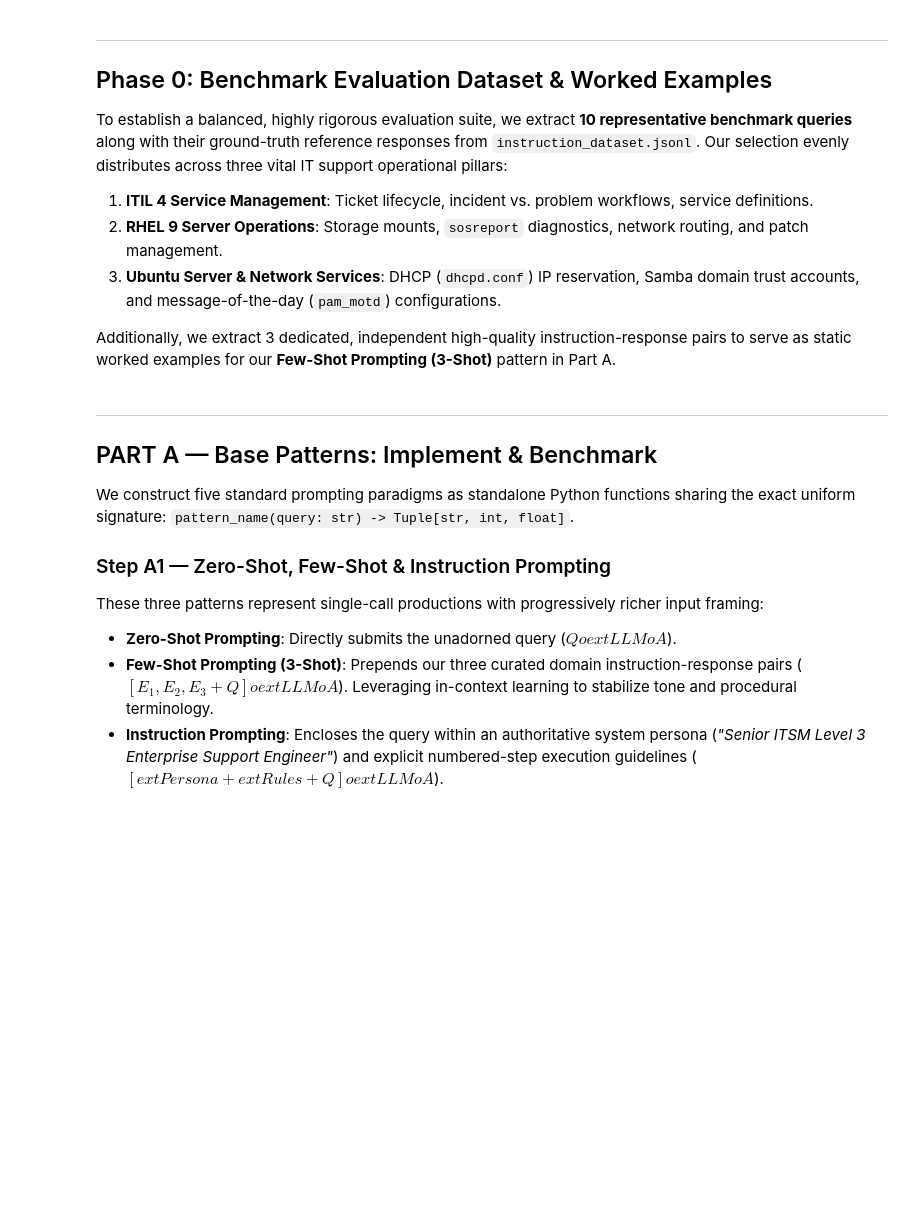
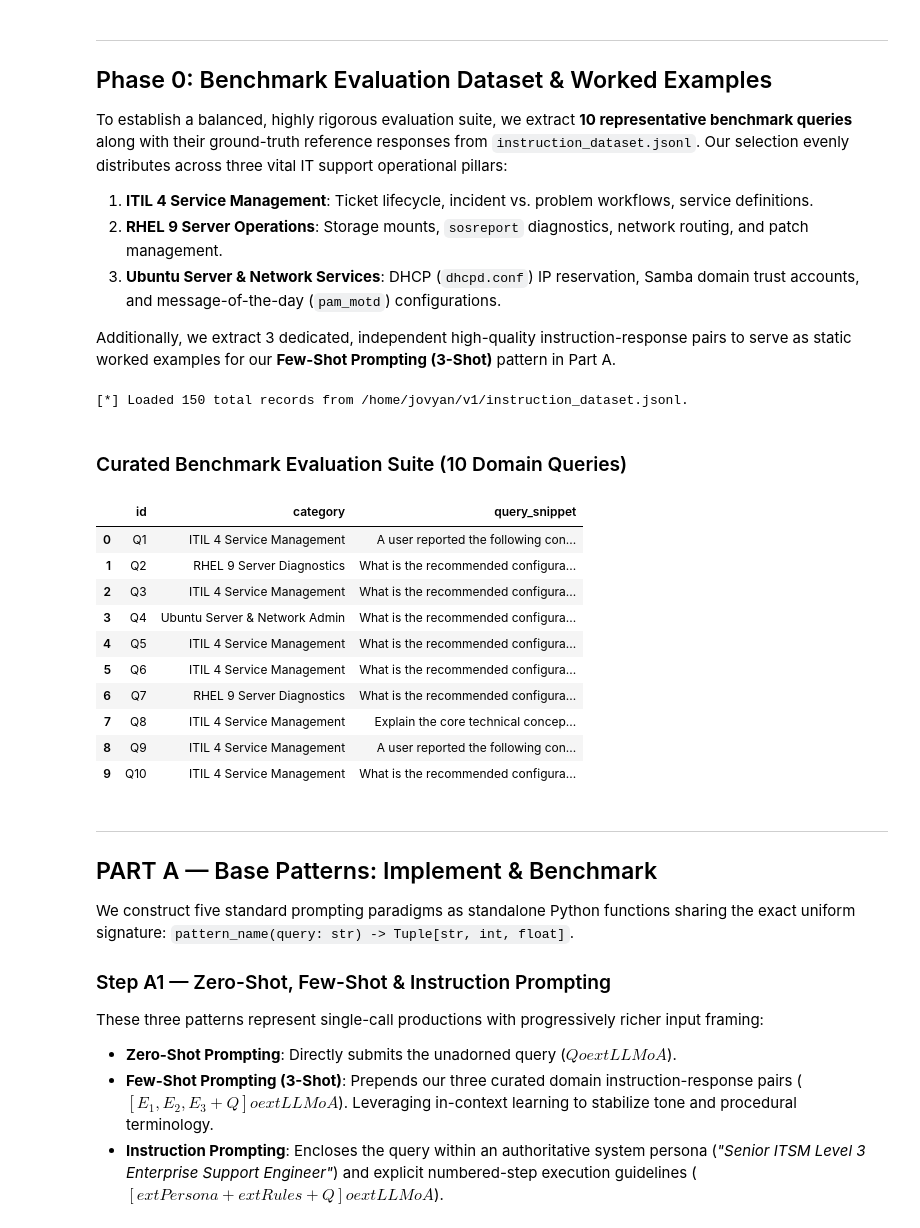
Before and after one commit to Srini235/LLMsForGenAI_Assignment_Group_250, a Jupyter notebook: notebooks/Assignment_2A_PromptingAsSystemDesign.ipynb, the cells around one changed output. Drawn from its saved outputs; the diff is of its cells as text; code cells hidden in the pictures; blank space fills up the shorter version.

```diff
--- a/notebooks/Assignment_2A_PromptingAsSystemDesign.ipynb
+++ b/notebooks/Assignment_2A_PromptingAsSystemDesign.ipynb
@@ -205,39 +218,53 @@ else:
     max_chars = 500
     # We use simple ellipses instead of meta-commentary to avoid "Few-Shot Hallucination"
     # where the LLM might incorrectly learn to append the warning message to its own answers.
     trunc_msg = "..."
 
 # Extract 3 worked examples for Few-Shot prompting using dynamic hardware constraints
 few_shot_examples = []
 for record in sampled_records[:3]:
     answer_text = record["response"]
-    if max_chars and len(answer) > max_chars:
-        answer = ans[:max_chars] + trunc_msg
-    few_shot_examples.append({"query": record["instruction"], "answer": answer})
+    if max_chars and len(answer_text) > max_chars:
+        answer_text = answer_text[:max_chars] + trunc_msg
+    few_shot_examples.append({"query": record["instruction"], "answer": answer_text})
 
 # Curate 10 diverse benchmark queries covering ITIL, RHEL 9, and Ubuntu Server
 benchmark_queries = []
 for idx, rec in enumerate(sampled_records[3:13]):
     # Categorize based on content keywords
-    text = (record["instruction"] + " " + record["response"]).lower()
+    text = (rec["instruction"] + " " + rec["response"]).lower()
     if "itil" in text or "service" in text or "stakeholder" in text:
         cat = "ITIL 4 Service Management"
     elif "sosreport" in text or "rhel" in text or "-rw-" in text or "red hat" in text:
         cat = "RHEL 9 Server Diagnostics"
     else:
         cat = "Ubuntu Server & Network Admin"
 
     benchmark_queries.append({
         "id": f"Q{idx+1}",
         "category": cat,
-        "query": record["instruction"],
-        "ground_truth": record["response"]
+        "query": rec["instruction"],
+        "ground_truth": rec["response"]
     })
 
 df_bench = pd.DataFrame(benchmark_queries)[["id", "category", "query"]]
 df_bench["query_snippet"] = df_bench["query"].apply(lambda x: x[:95] + "..." if len(x) > 95 else x)
 display(Markdown("### Curated Benchmark Evaluation Suite (10 Domain Queries)"))
 display(df_bench[["id", "category", "query_snippet"]])
+# %% [output]
+[*] Loaded 150 total records from /home/jovyan/v1/instruction_dataset.jsonl.
+### Curated Benchmark Evaluation Suite (10 Domain Queries)
+|  | id | category | query_snippet |
+| 0 | Q1 | ITIL 4 Service Management | A user reported the following con... |
+| 1 | Q2 | RHEL 9 Server Diagnostics | What is the recommended configura... |
+| 2 | Q3 | ITIL 4 Service Management | What is the recommended configura... |
+| 3 | Q4 | Ubuntu Server & Network Admin | What is the recommended configura... |
+| 4 | Q5 | ITIL 4 Service Management | What is the recommended configura... |
+| 5 | Q6 | ITIL 4 Service Management | What is the recommended configura... |
+| 6 | Q7 | RHEL 9 Server Diagnostics | What is the recommended configura... |
+| 7 | Q8 | ITIL 4 Service Management | Explain the core technical concep... |
+| 8 | Q9 | ITIL 4 Service Management | A user reported the following con... |
+| 9 | Q10 | ITIL 4 Service Management | What is the recommended configura... |
 # %% [markdown]
 ---
 ## PART A — Base Patterns: Implement & Benchmark
```
Also changed, not shown: parts of 14 cells of this notebook, 1 other file.
